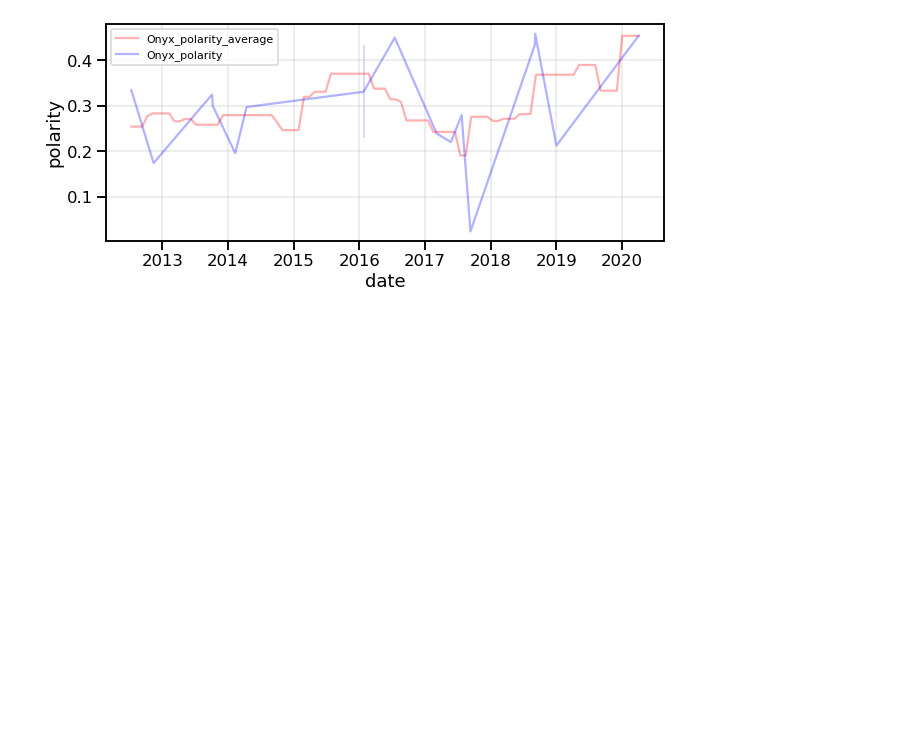
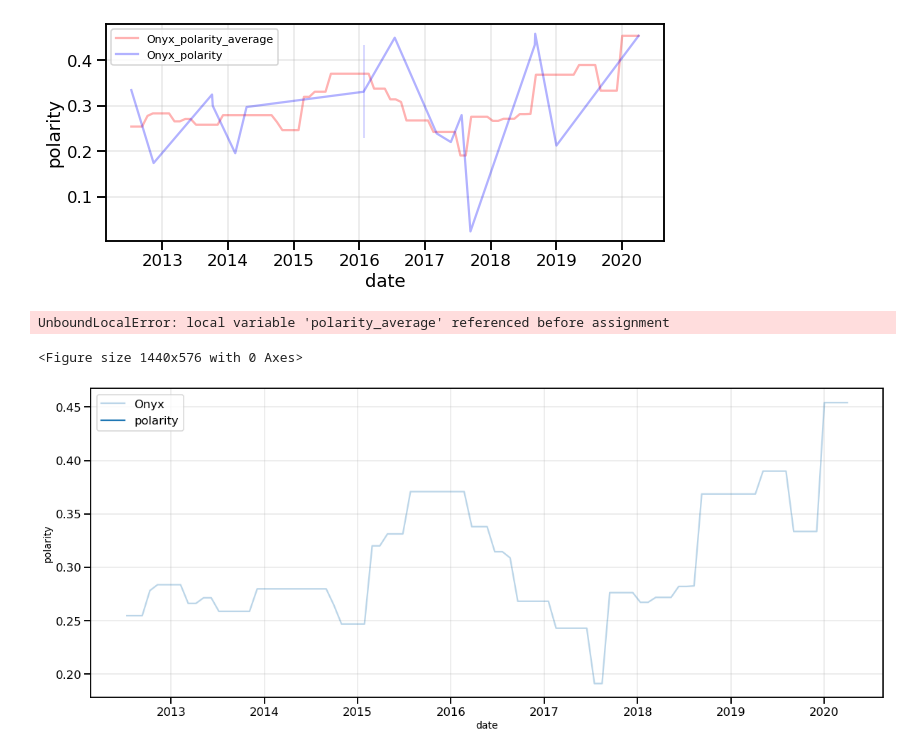
Before and after one commit to FarnazG/CodeReviews, a Jupyter notebook: NLP_Polarity.ipynb, the cells around one changed output. Saved outputs shown, nothing was run; the diff lists cells and outputs as text; code cells hidden in the pictures; blank space fills up the shorter version.

Commit message:
Added more polarity graphs

```diff
--- a/NLP_Polarity.ipynb
+++ b/NLP_Polarity.ipynb
@@ -350,0 +362,14 @@ plt.show()
+# %%
+display_polarity("Onyx")
+# %% [output]
+UnboundLocalError: local variable 'polarity_average' referenced before assignment
+<Figure size 1440x576 with 0 Axes>
+# %%
+plt.figure(figsize=(20,8))
+sns.lineplot(data= w_polarity.set_index("date"), alpha=0.3,label="Onyx")
+plt.xlabel("date",fontsize = 14)
+plt.ylabel("polarity", fontsize = 14)
+plt.grid(alpha=0.3)
+plt.show()
+# %% [output]
+[figure, added]
```
Also changed, not shown: parts of 4 cells of this notebook.
